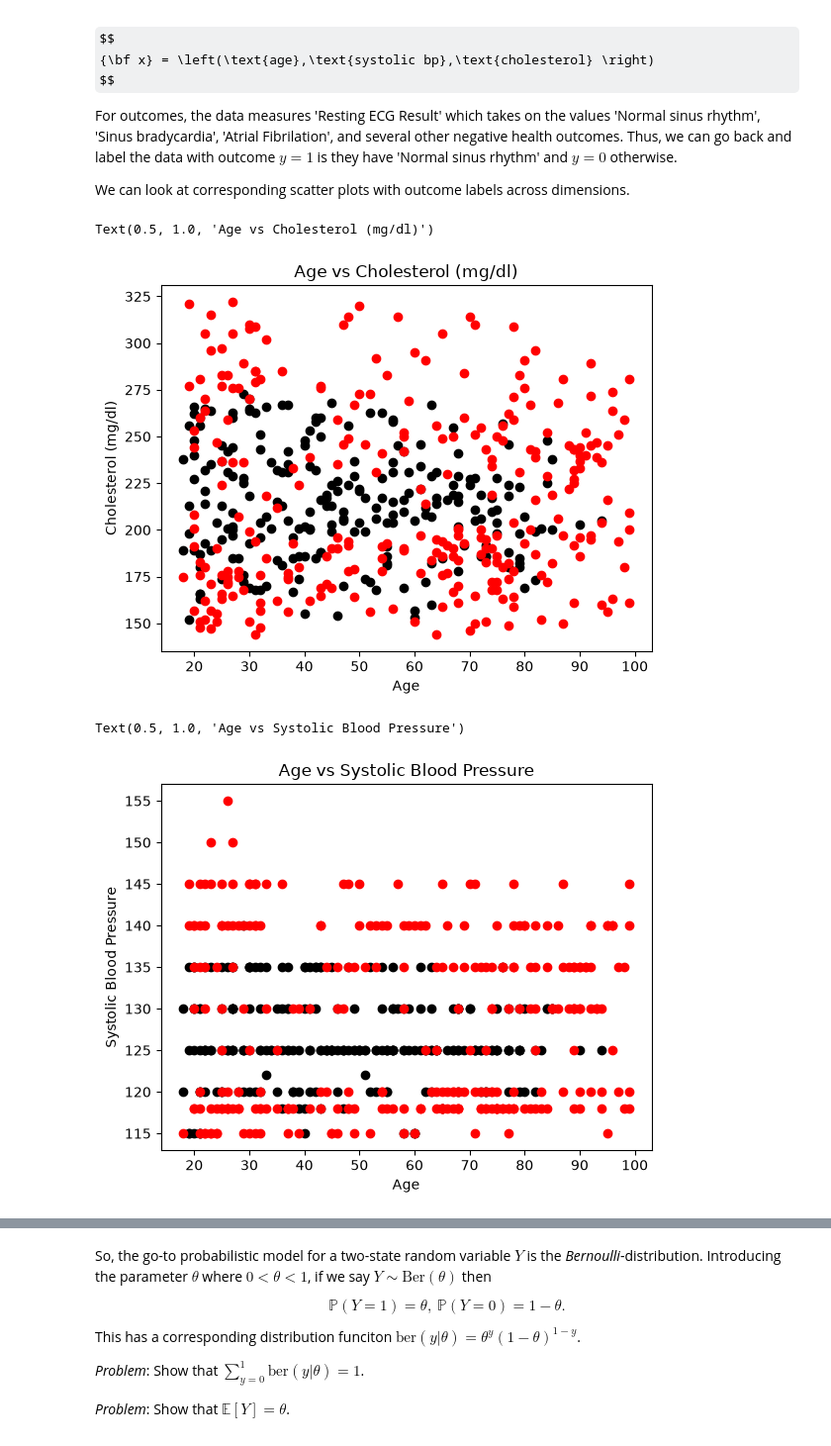
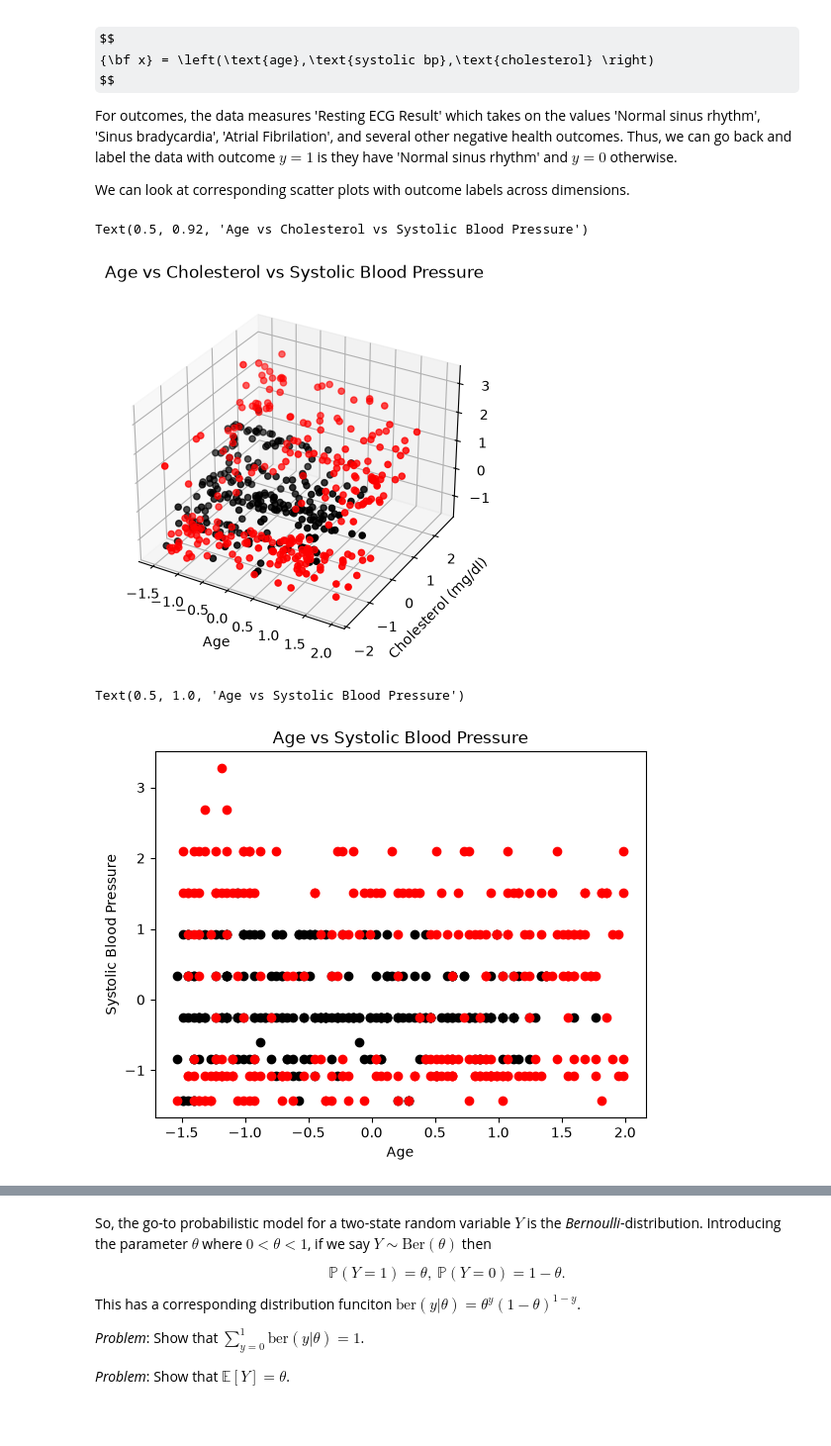
Before and after one commit to curtis-chris/Math_540_Fall_2026, a Jupyter notebook: Lecture_Notes_and_Code/Regression_and_Sparsity/Classification_and_Logistic_Regression.ipynb, the cells around one changed output, grey strips where cells are left out. Shown at 99% size. Drawn from its saved outputs; the diff is of its cells as text; code cells hidden in the pictures; some formulas as TeX source.

```diff
--- a/Lecture_Notes_and_Code/Regression_and_Sparsity/Classification_and_Logistic_Regression.ipynb
+++ b/Lecture_Notes_and_Code/Regression_and_Sparsity/Classification_and_Logistic_Regression.ipynb
@@ -15,12 +15,15 @@ print(df.keys())
 gender = df['gender']
 male = gender == 'Male'
 female = ~male
-age = df['age'][male]
-bmi = df['BMI'][male]
-chol = df['cholesterol (mg/dl)'][male]
-systolic_bp = df['systolic B.P.(mm_hg)'][male]
-diastolic_bp = df['diastolic B.P.(mm_hg)'][male]
-outcomes = df['Resting ECG Result'][male]
+age = np.array(df['age'][male])
+age = (age - np.mean(age)) / np.std(age)
+bmi = np.array(df['BMI'][male])
+chol = np.array(df['cholesterol (mg/dl)'][male])
+chol = (chol - np.mean(chol)) / np.std(chol)
+systolic_bp = np.array(df['systolic B.P.(mm_hg)'][male])
+systolic_bp = (systolic_bp - np.mean(systolic_bp)) / np.std(systolic_bp)
+diastolic_bp = np.array(df['diastolic B.P.(mm_hg)'][male])
+outcomes = np.array(df['Resting ECG Result'][male])
 # %% [output]
 Index(['patient_id', 'age', 'gender', 'cholesterol (mg/dl)', 'BMI',
        'Heart Rate', 'Glucose (mg/dl)', 'systolic B.P.(mm_hg)',
@@ -46,14 +49,19 @@ healthy = outcomes == 'Normal sinus rhythm'
 unhealthy = ~healthy
 y[healthy] = 1
 # %%
-plt.scatter(age[healthy], chol[healthy], c='k')
-plt.scatter(age[unhealthy], chol[unhealthy], c='r')
-plt.xlabel('Age')
-plt.ylabel('Cholesterol (mg/dl)')
-plt.title('Age vs Cholesterol (mg/dl)')
+
+fig = plt.figure()
+ax = fig.add_subplot(projection='3d')
+
+ax.scatter(age[healthy], chol[healthy], systolic_bp[healthy], c='k')
+ax.scatter(age[unhealthy], chol[unhealthy], systolic_bp[unhealthy], c='r')
+ax.set_xlabel('Age')
+ax.set_ylabel('Cholesterol (mg/dl)')
+ax.set_zlabel('Systolic Blood Pressure')
+ax.set_title('Age vs Cholesterol vs Systolic Blood Pressure')
 # %% [output]
-Text(0.5, 1.0, 'Age vs Cholesterol (mg/dl)')
+Text(0.5, 0.92, 'Age vs Cholesterol vs Systolic Blood Pressure')
-[figure, old version]
+[figure, new version]
 # %%
 plt.scatter(age[healthy], systolic_bp[healthy], c='k')
 plt.scatter(age[unhealthy], systolic_bp[unhealthy], c='r')
@@ -62,7 +70,7 @@ plt.ylabel('Systolic Blood Pressure')
 plt.title('Age vs Systolic Blood Pressure')
 # %% [output]
 Text(0.5, 1.0, 'Age vs Systolic Blood Pressure')
-[figure, old version]
+[figure, new version]
 # %%
 plt.scatter(systolic_bp[healthy], chol[healthy], c='k')
 plt.scatter(systolic_bp[unhealthy], chol[unhealthy], c='r')
```
Also changed, not shown: parts of 9 cells of this notebook.
